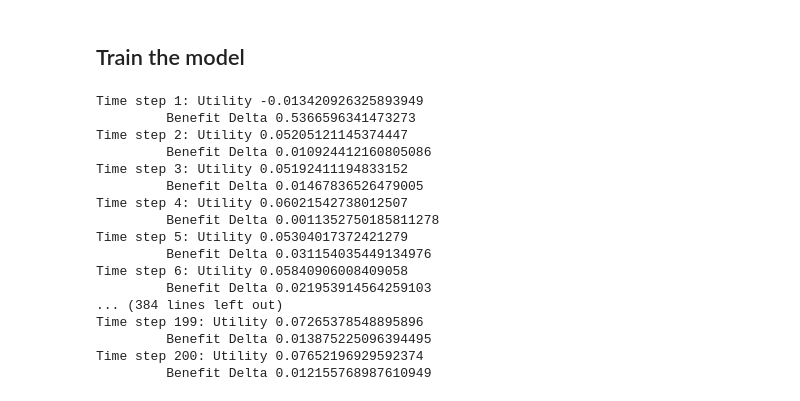
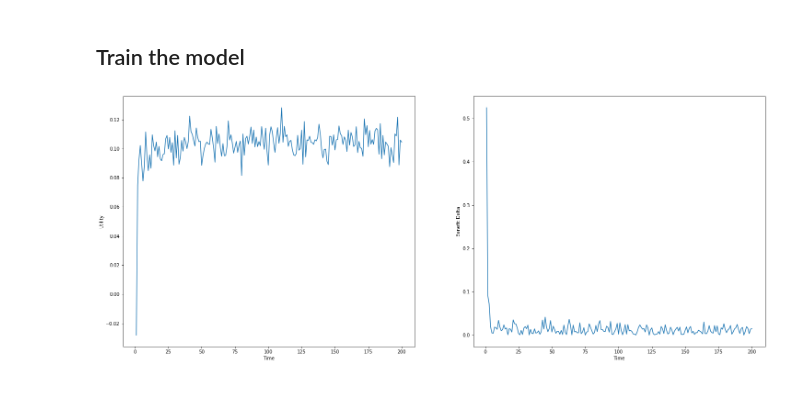
Before and after one commit to floydkretschmar/master-thesis, a Jupyter notebook: exp/001-diff-exp-fairness-fct.ipynb, the cells around one changed output. Drawn from its saved outputs; the diff is of its cells as text; code cells hidden in the pictures.

Commit message:
added plotting

```diff
--- a/exp/001-diff-exp-fairness-fct.ipynb
+++ b/exp/001-diff-exp-fairness-fct.ipynb
@@ -36,24 +36,24 @@ def fairness_function(**fairness_kwargs):
 ## Train the model
 # %%
 i = 1
+utilities = []
+benefit_deltas = []
+
 for utility, benefit_delta in train(**training_parameters, fairness_function=fairness_function):
-    print("Time step {}: Utility {} \n\t Benefit Delta {}".format(i, utility, benefit_delta))
+    #print("Time step {}: Utility {} \n\t Benefit Delta {}".format(i, utility, benefit_delta))
+    utilities.append(utility)
+    benefit_deltas.append(benefit_delta)
     i += 1
-# %% [output]
-Time step 1: Utility -0.013420926325893949
-         Benefit Delta 0.5366596341473273
-Time step 2: Utility 0.05205121145374447
-         Benefit Delta 0.010924412160805086
-Time step 3: Utility 0.05192411194833152
-         Benefit Delta 0.01467836526479005
-Time step 4: Utility 0.06021542738012507
-         Benefit Delta 0.0011352750185811278
-Time step 5: Utility 0.05304017372421279
-         Benefit Delta 0.031154035449134976
-Time step 6: Utility 0.05840906008409058
-         Benefit Delta 0.021953914564259103
-... (384 lines left out)
-Time step 199: Utility 0.07265378548895896
-         Benefit Delta 0.013875225096394495
-Time step 200: Utility 0.07652196929592374
-         Benefit Delta 0.012155768987610949
+# %%
+import matplotlib.pyplot as plt
+
+f, (ax1, ax2) = plt.subplots(1, 2, sharex=True, figsize=(25,10))
+ax1.plot(range(1, len(utilities) + 1), utilities)
+ax1.set_xlabel("Time")
+ax1.set_ylabel("Utility")
+ax2.plot(range(1, len(benefit_deltas) + 1), benefit_deltas)
+ax2.set_xlabel("Time")
+ax2.set_ylabel("Benefit Delta")
+plt.show()
+# %% [output]
+[figure, added]
```
Also changed, not shown: 1 other file.
